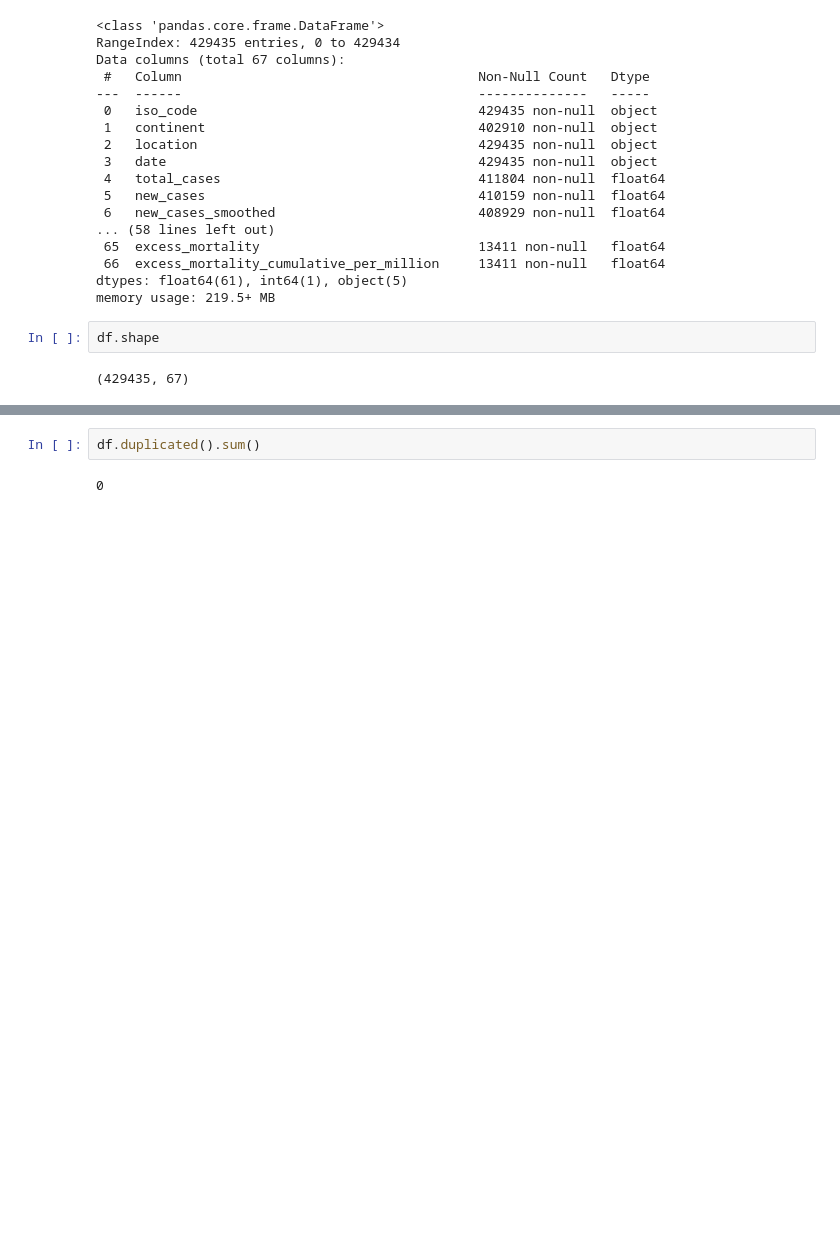
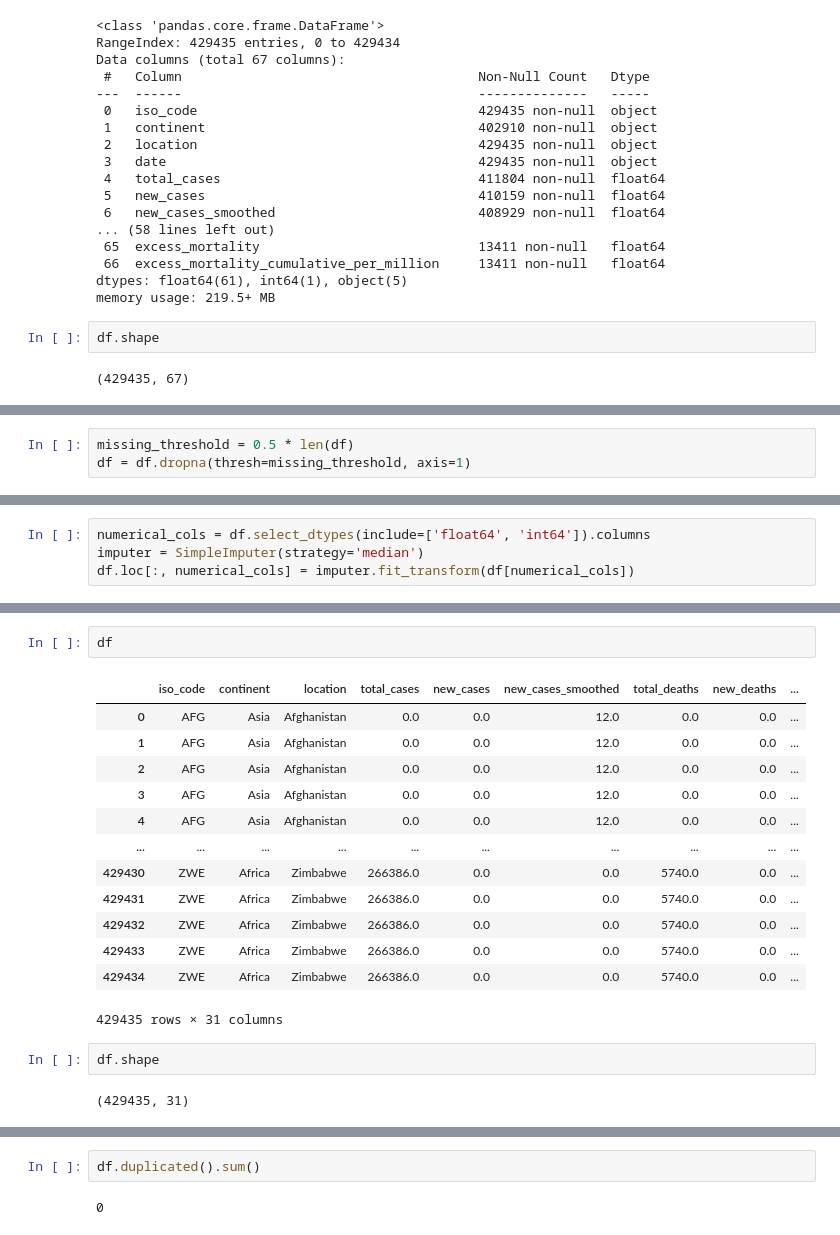
Before and after one commit to nomanrafi/COVID-19, a Jupyter notebook: COVID-19.ipynb, the cells around one changed output, grey strips where cells are left out. Cells and saved outputs as stored; diff of their text form; blank space fills up the shorter version.

```diff
--- a/COVID-19.ipynb
+++ b/COVID-19.ipynb
@@ -81,0 +111,3 @@ df['date'] = pd.to_datetime(df['date'])
+# %%
+missing_threshold = 0.5 * len(df)
+df = df.dropna(thresh=missing_threshold, axis=1)
@@ -81,0 +118,4 @@ df['date'] = pd.to_datetime(df['date'])
+# %%
+numerical_cols = df.select_dtypes(include=['float64', 'int64']).columns
+imputer = SimpleImputer(strategy='median')
+df.loc[:, numerical_cols] = imputer.fit_transform(df[numerical_cols])
@@ -81,0 +218,20 @@ df['date'] = pd.to_datetime(df['date'])
+# %%
+df
+# %% [output]
+|  | iso_code | continent | location | total_cases | new_cases | new_cases_smoothed | total_deaths | new_deaths | ... |
+| 0 | AFG | Asia | Afghanistan | 0.0 | 0.0 | 12.0 | 0.0 | 0.0 | ... |
+| 1 | AFG | Asia | Afghanistan | 0.0 | 0.0 | 12.0 | 0.0 | 0.0 | ... |
+| 2 | AFG | Asia | Afghanistan | 0.0 | 0.0 | 12.0 | 0.0 | 0.0 | ... |
+| 3 | AFG | Asia | Afghanistan | 0.0 | 0.0 | 12.0 | 0.0 | 0.0 | ... |
+| 4 | AFG | Asia | Afghanistan | 0.0 | 0.0 | 12.0 | 0.0 | 0.0 | ... |
+| ... | ... | ... | ... | ... | ... | ... | ... | ... | ... |
+| 429430 | ZWE | Africa | Zimbabwe | 266386.0 | 0.0 | 0.0 | 5740.0 | 0.0 | ... |
+| 429431 | ZWE | Africa | Zimbabwe | 266386.0 | 0.0 | 0.0 | 5740.0 | 0.0 | ... |
+| 429432 | ZWE | Africa | Zimbabwe | 266386.0 | 0.0 | 0.0 | 5740.0 | 0.0 | ... |
+| 429433 | ZWE | Africa | Zimbabwe | 266386.0 | 0.0 | 0.0 | 5740.0 | 0.0 | ... |
+| 429434 | ZWE | Africa | Zimbabwe | 266386.0 | 0.0 | 0.0 | 5740.0 | 0.0 | ... |
+429435 rows × 31 columns
+# %%
+df.shape
+# %% [output]
+(429435, 31)
```
Also changed, not shown: parts of 24 cells of this notebook.
